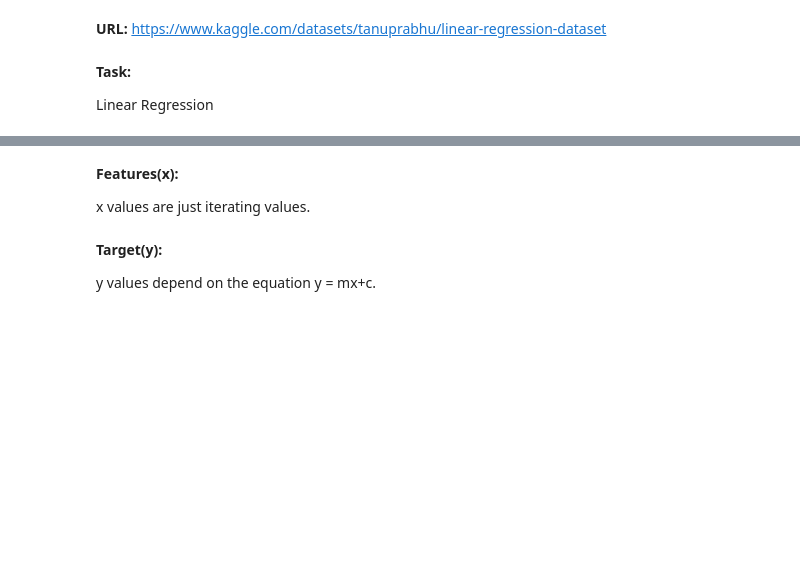
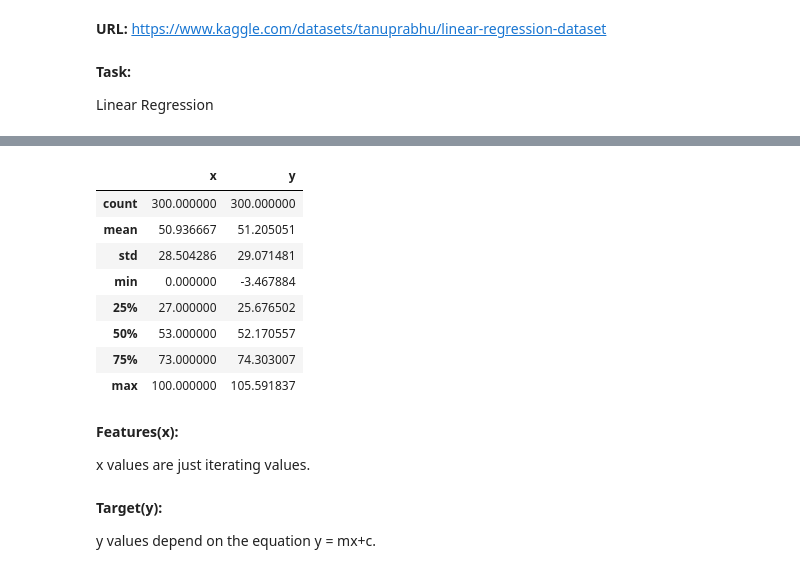
Before and after one commit to leejin-kyu/DGU-MLDL2023, a Jupyter notebook: Midterm Project[이진규2022121187].ipynb, the cells around one changed output, grey strips where cells are left out. Cells and saved outputs as stored; diff of their text form; code cells hidden in the pictures; blank space fills up the shorter version.

```diff
--- a/Midterm Project[이진규2022121187].ipynb
+++ b/Midterm Project[이진규2022121187].ipynb
@@ -31,3 +39,15 @@ Everyone on this planet should be familiar (at least Computer Science students,
+# %%
+Test dataset
+# %% [output]
+|  | x | y |
+| count | 300.000000 | 300.000000 |
+| mean | 50.936667 | 51.205051 |
+| std | 28.504286 | 29.071481 |
+| min | 0.000000 | -3.467884 |
+| 25% | 27.000000 | 25.676502 |
+| 50% | 53.000000 | 52.170557 |
+| 75% | 73.000000 | 74.303007 |
+| max | 100.000000 | 105.591837 |
 # %% [markdown]
 **Features(x):**
 
```
Also changed, not shown: parts of 4 cells of this notebook.
